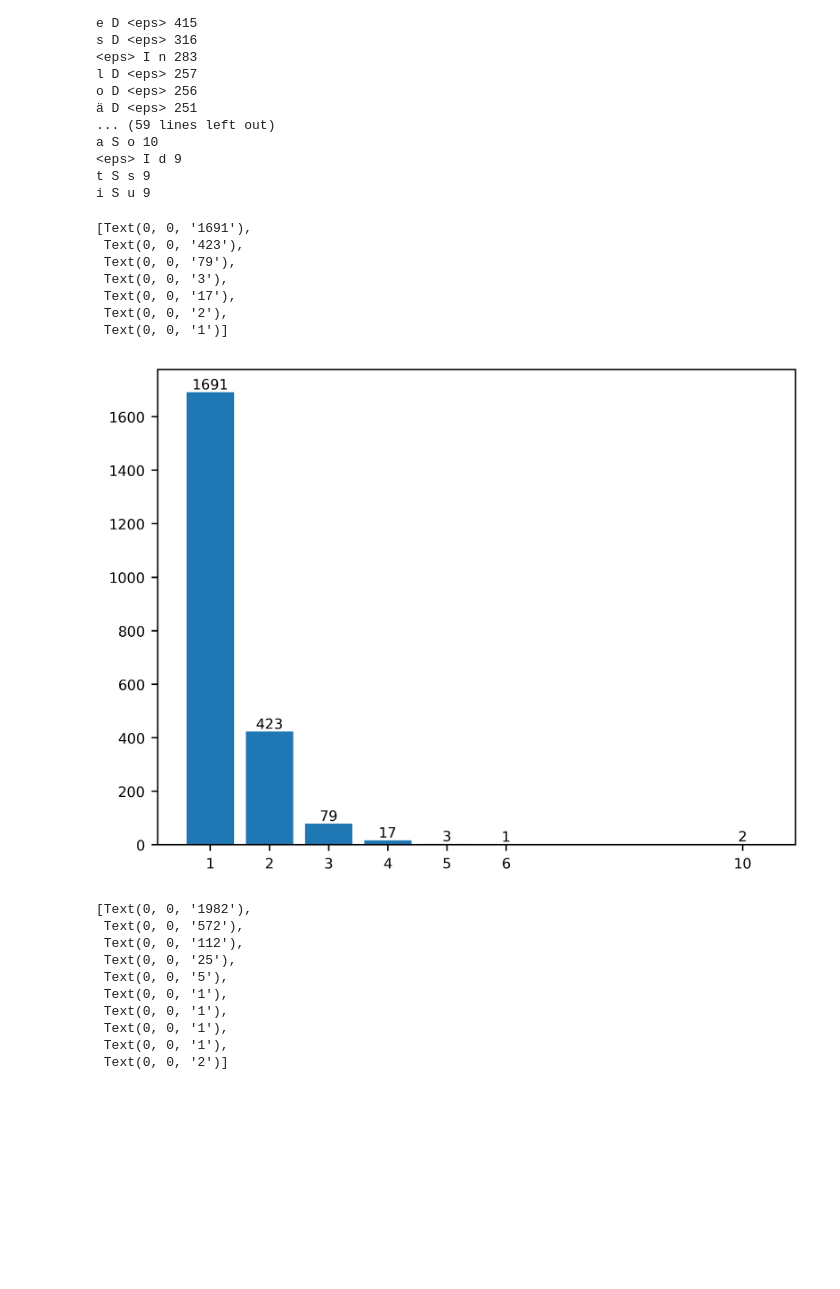
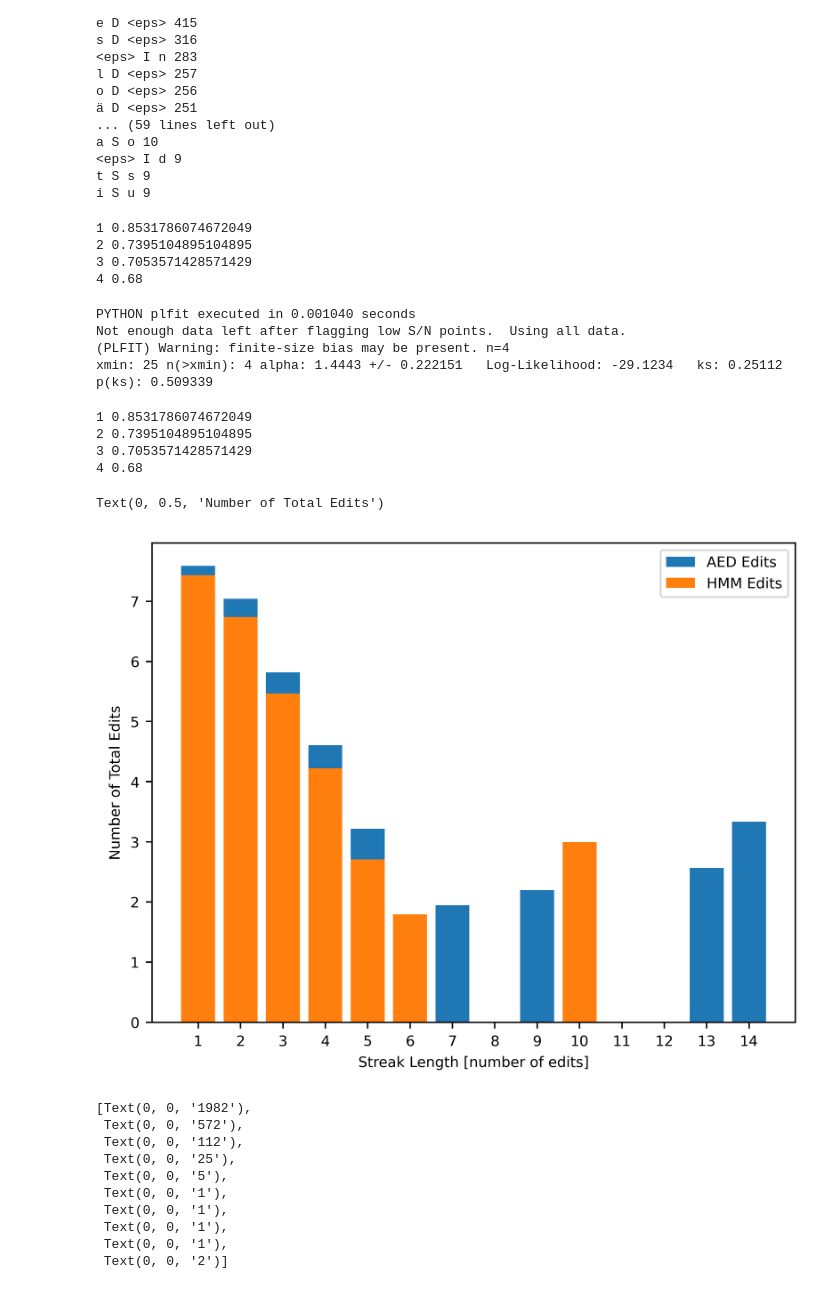
Before and after one commit to Gastron/attn-hmm-jrnl-analysis-notebook, a Jupyter notebook: Analysis-General.ipynb, the cells around one changed output. Cells and saved outputs as stored; diff of their text form; code cells hidden in the pictures; blank space fills up the shorter version.

```diff
--- a/Analysis-General.ipynb
+++ b/Analysis-General.ipynb
@@ -328,0 +387,12 @@ def analyse_edit_streaks(ref, hmm, aed):
+# %%
+hmm_edit_streaks, aed_edit_streaks = analyse_edit_streaks(test_ref, hmm_crdnn_trans_hyp, aed_crdnn_trans_hyp)
+for streak in range(1,max_streak+1):
+    hmm_e = hmm_edit_streaks[streak]
+    aed_e = aed_edit_streaks[streak]
+    ratios_crdnn_trans[streak].append(aed_e/hmm_e)
+# %%
+hmm_edit_streaks, aed_edit_streaks = analyse_edit_streaks(test_ref, hmm_w2v2_trans_hyp, aed_w2v2_trans_hyp)
+for streak in range(1,max_streak+1):
+    hmm_e = hmm_edit_streaks[streak]
+    aed_e = aed_edit_streaks[streak]
+    ratios_w2v2_trans[streak].append(aed_e/hmm_e)
@@ -328,0 +446,10 @@ def analyse_edit_streaks(ref, hmm, aed):
+# %%
+#import powerlaw
+hmm_edit_streaks, aed_edit_streaks = analyse_edit_streaks(test_ref, hmm_crdnn_trans_hyp, aed_crdnn_trans_hyp)
+aed_e = []; hmm_e = []
+diff_e = []
+for streak in range(1,6):
+    aed_e.append(aed_edit_streaks[streak])
+    hmm_e.append(hmm_edit_streaks[streak])
+    print(streak,hmm_e[-1]/aed_e[-1])
+    diff_e.append(hmm_e[-1]/aed_e[-1])
@@ -1488,20 +1627,47 @@ t S s 9
 i S u 9
 # %%
 hmm_edit_streaks, aed_edit_streaks = analyse_edit_streaks(test_ref, hmm_crdnn_trans_hyp, aed_crdnn_trans_hyp)
+aed_e = []; hmm_e = []
+for streak in range(1,5):
+    aed_e.append(aed_edit_streaks[streak])
+    hmm_e.append(hmm_edit_streaks[streak])
+    print(streak,hmm_e[-1]/aed_e[-1])
+# %% [output]
+1 0.8531786074672049
+2 0.7395104895104895
+3 0.7053571428571429
+4 0.68
+# %%
+import plfit
+firstfit = plfit.plfit(aed_e)
+# %% [output]
+PYTHON plfit executed in 0.001040 seconds
+Not enough data left after flagging low S/N points.  Using all data.
+(PLFIT) Warning: finite-size bias may be present. n=4
+xmin: 25 n(>xmin): 4 alpha: 1.4443 +/- 0.222151   Log-Likelihood: -29.1234   ks: 0.25112 p(ks): 0.509339
 # %%
+import math
 fig, ax = plt.subplots()
-bars = ax.bar(hmm_edit_streaks.keys(), hmm_edit_streaks.values())
-ax.xaxis.set_ticks(list(hmm_edit_streaks.keys()))
-ax.bar_label(bars)
+bars_aed = ax.bar(aed_edit_streaks.keys(), [math.log(key*value) if value > 0 else 0 for key, value in aed_edit_streaks.items()])
+#ax.bar_label(bars)
+bars_hmm = ax.bar(hmm_edit_streaks.keys(), [math.log(key*value) if value > 0 else 0 for key, value in hmm_edit_streaks.items()])
+#ax.bar_label(bars)
+for streak in range(1,5):
+    aed_e = aed_edit_streaks[streak]
+    hmm_e = hmm_edit_streaks[streak]
+    print(streak,hmm_e/aed_e)
+
+ax.xaxis.set_ticks(list(range(1,15)))
+ax.legend([bars_aed, bars_hmm], ["AED Edits","HMM Edits"])
+ax.set_xlabel("Streak Length [number of edits]")
+ax.set_ylabel("Number of Total Edits")
 # %% [output]
-[Text(0, 0, '1691'),
- Text(0, 0, '423'),
- Text(0, 0, '79'),
- Text(0, 0, '3'),
- Text(0, 0, '17'),
- Text(0, 0, '2'),
- Text(0, 0, '1')]
+1 0.8531786074672049
+2 0.7395104895104895
+3 0.7053571428571429
+4 0.68
+Text(0, 0.5, 'Number of Total Edits')
-[figure, old version]
+[figure, new version]
 # %%
 fig, ax = plt.subplots()
 bars = ax.bar(aed_edit_streaks.keys(), aed_edit_streaks.values())
```
Also changed, not shown: parts of 12 cells of this notebook.
